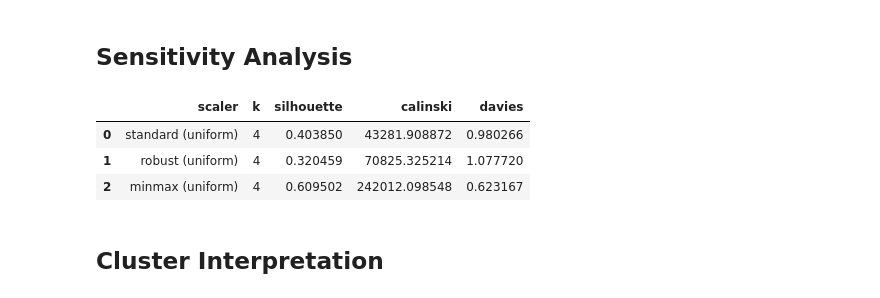
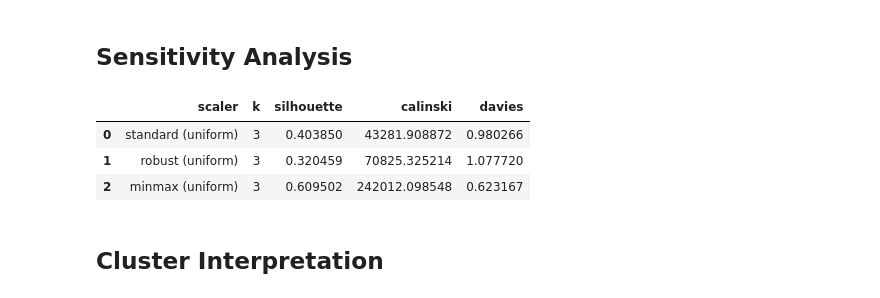
Before and after one commit to alexandreffs/UnsupervisedLearningProj, a Jupyter notebook: project.ipynb, the cells around one changed output. Drawn from its saved outputs; the diff is of its cells as text; code cells hidden in the pictures.

```diff
--- a/project.ipynb
+++ b/project.ipynb
@@ -779,37 +777,37 @@ from sklearn.preprocessing import StandardScaler, MinMaxScaler, RobustScaler
 
 X_v2_raw = df_cluster[cluster_features_v2].copy()
 
 # Compare three uniform scalers vs the mixed pipeline used in the main analysis
 scalers = {
     "standard (uniform)": StandardScaler(),
     "robust (uniform)":   RobustScaler(),
     "minmax (uniform)":   MinMaxScaler(),
 }
 
 sensitivity_results = []
 
 for name, scaler in scalers.items():
     X_sens = scaler.fit_transform(X_v2_raw)
     meal_idx = cluster_features_v2.index("meal_encoded")
     X_sens[:, meal_idx] *= 0.5
 
     kmeans = KMeans(n_clusters=4, random_state=42, n_init=10)
     labels = kmeans.fit_predict(X_sens)
 
     sensitivity_results.append({
         "scaler": name,
-        "k": 4,
+        "k": 3,
         "silhouette": silhouette_score(X_sens, labels, sample_size=10000, random_state=42),
         "calinski":   calinski_harabasz_score(X_sens, labels),
         "davies":     davies_bouldin_score(X_sens, labels),
     })
 
 pd.DataFrame(sensitivity_results)
 # %% [output]
 |  | scaler | k | silhouette | calinski | davies |
-| 0 | standard (uniform) | 4 | 0.403850 | 43281.908872 | 0.980266 |
-| 1 | robust (uniform) | 4 | 0.320459 | 70825.325214 | 1.077720 |
-| 2 | minmax (uniform) | 4 | 0.609502 | 242012.098548 | 0.623167 |
+| 0 | standard (uniform) | 3 | 0.403850 | 43281.908872 | 0.980266 |
+| 1 | robust (uniform) | 3 | 0.320459 | 70825.325214 | 1.077720 |
+| 2 | minmax (uniform) | 3 | 0.609502 | 242012.098548 | 0.623167 |
 # %% [markdown]
 ## **Cluster Interpretation**
 # %%
```
Also changed, not shown: parts of 1 cell of this notebook.
